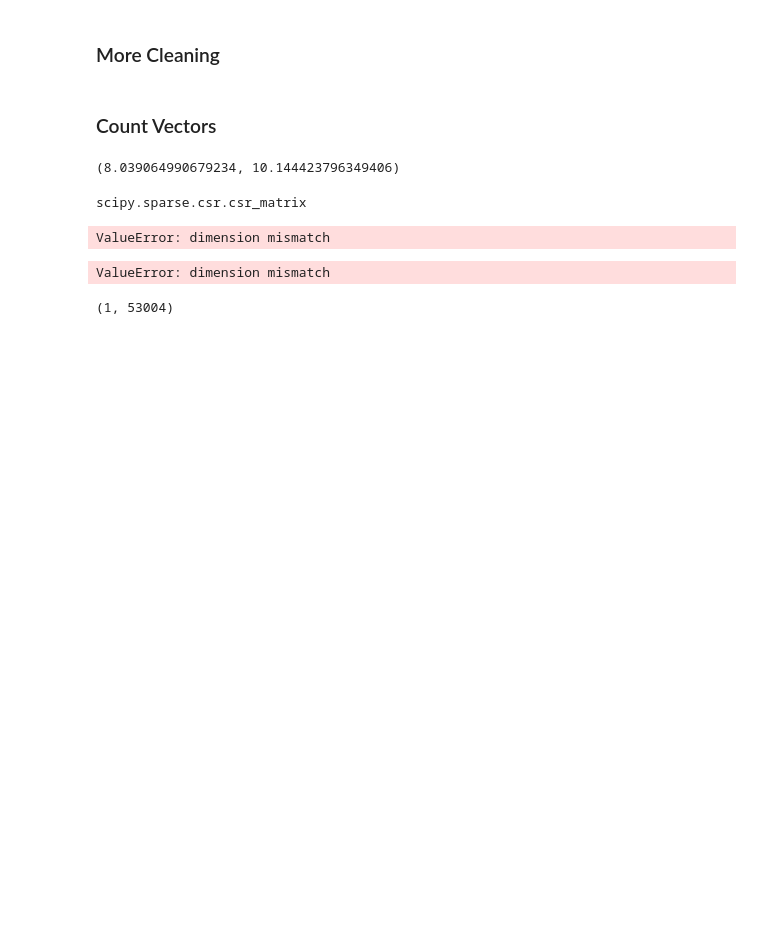
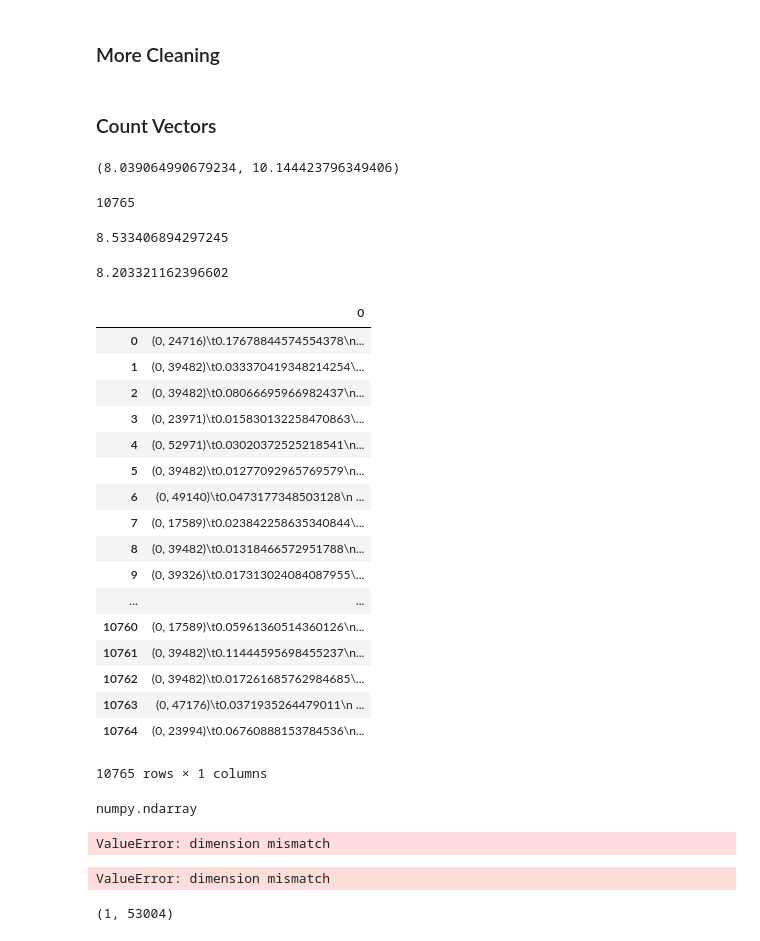
Before and after one commit to johncpolitte/News_or_Satire, a Jupyter notebook: Fresh_notebook_for_cleaning.ipynb, the cells around one changed output. Cells and saved outputs as stored; diff of their text form; code cells hidden in the pictures; blank space fills up the shorter version.

Commit message:
numpy work for magnitudes

```diff
--- a/Fresh_notebook_for_cleaning.ipynb
+++ b/Fresh_notebook_for_cleaning.ipynb
@@ -127,12 +127,12 @@ docs_train, docs_test, y_train, y_test = train_test_split(df_final['Article'], d
 ### TFIDF Vectorization
 # %%
 vect = TfidfVectorizer(stop_words='english', tokenizer=tokenize)
-X_train_vect = vect.fit_transform(docs_train)
-X_test_vect = vect.transform(docs_test)
+X_train = vect.fit_transform(docs_train)
+X_test = vect.transform(docs_test)
 # %% [markdown]
 ### Normalize
 # %%
-norm = Normalizer()
-X_train = norm.fit_transform(X_train_vect)
-X_test = norm.transform(X_test_vect)
+# norm = Normalizer()
+# X_train = norm.fit_transform(X_train_vect)
+# X_test = norm.transform(X_test_vect)
 # %%
@@ -316,19 +316,52 @@ def avg_tfidf_mag(X_train_vect, y_train):
 avg_tfidf_mag(X_train, y_train)
 # %% [output]
 (8.039064990679234, 10.144423796349406)
+# %%
+len(row_sums)
+# %% [output]
+10765
+# %%
+np.sum(X_train[0])
+# %% [output]
+8.533406894297245
+# %%
+np.sum(X_train[1].sum())
+# %% [output]
+8.203321162396602
+# %%
+pd.DataFrame(X_train)
+# %% [output]
+|  | 0 |
+| 0 | (0, 24716)\t0.17678844574554378\n... |
+| 1 | (0, 39482)\t0.033370419348214254\... |
+| 2 | (0, 39482)\t0.08066695966982437\n... |
+| 3 | (0, 23971)\t0.015830132258470863\... |
+| 4 | (0, 52971)\t0.03020372525218541\n... |
+| 5 | (0, 39482)\t0.01277092965769579\n... |
+| 6 | (0, 49140)\t0.0473177348503128\n ... |
+| 7 | (0, 17589)\t0.023842258635340844\... |
+| 8 | (0, 39482)\t0.01318466572951788\n... |
+| 9 | (0, 39326)\t0.017313024084087955\... |
+| ... | ... |
+| 10760 | (0, 17589)\t0.05961360514360126\n... |
+| 10761 | (0, 39482)\t0.11444595698455237\n... |
+| 10762 | (0, 39482)\t0.017261685762984685\... |
+| 10763 | (0, 47176)\t0.0371935264479011\n ... |
+| 10764 | (0, 23994)\t0.06760888153784536\n... |
+10765 rows × 1 columns
 # %%
-type(X_train)
+type(np.array(X_train[0]))
 # %% [output]
-scipy.sparse.csr.csr_matrix
+numpy.ndarray
 # %%
 for row in X_train:
     norm(row)
 # %% [output]
 ValueError: dimension mismatch
-# %%
-norm(np.array(X_train[0]))
-# %% [output]
-ValueError: dimension mismatch
+# %%
+np.linalg.norm(X_train[0])
+# %% [output]
+ValueError: dimension mismatch
 # %%
 X_train[0].shape
 # %% [output]
```
Also changed, not shown: parts of 4 cells of this notebook.
